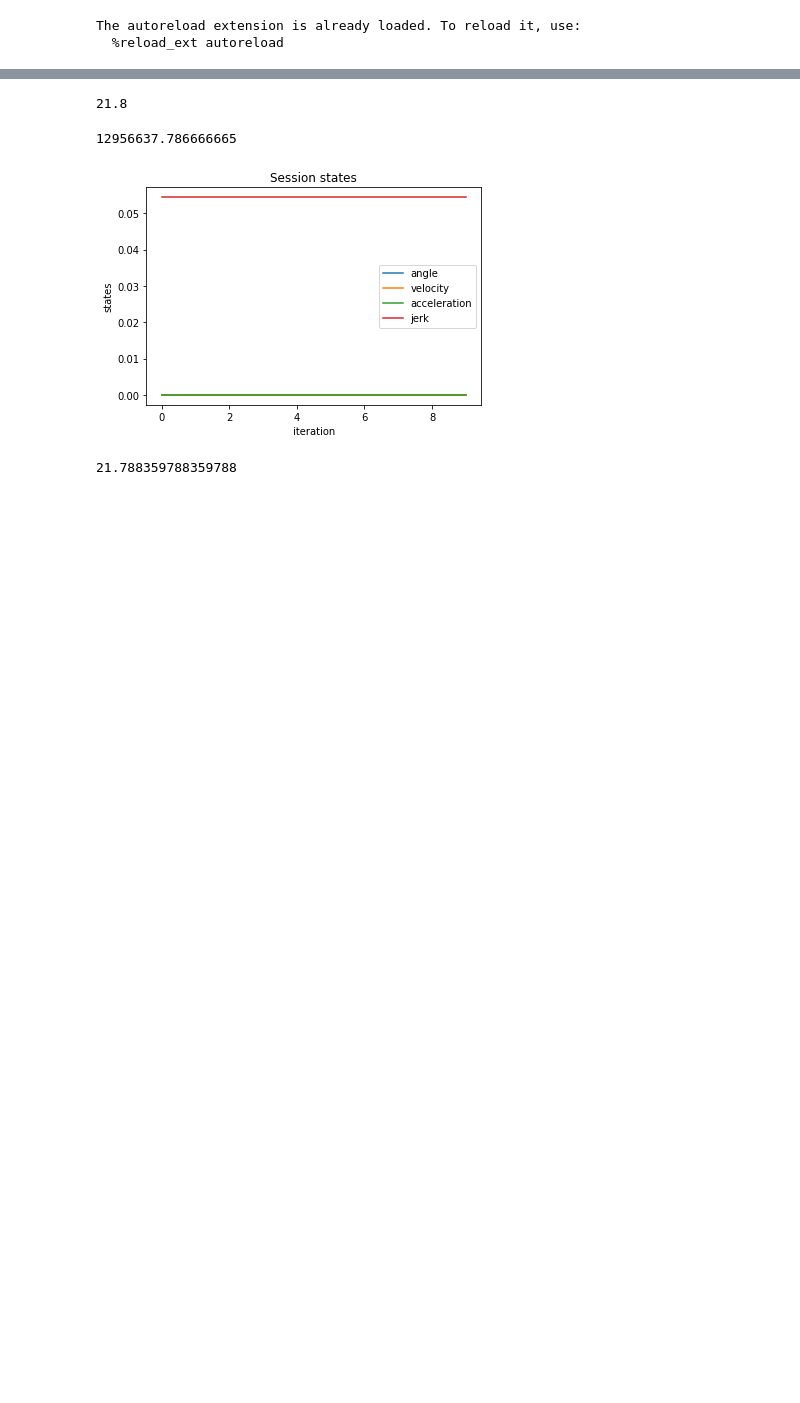
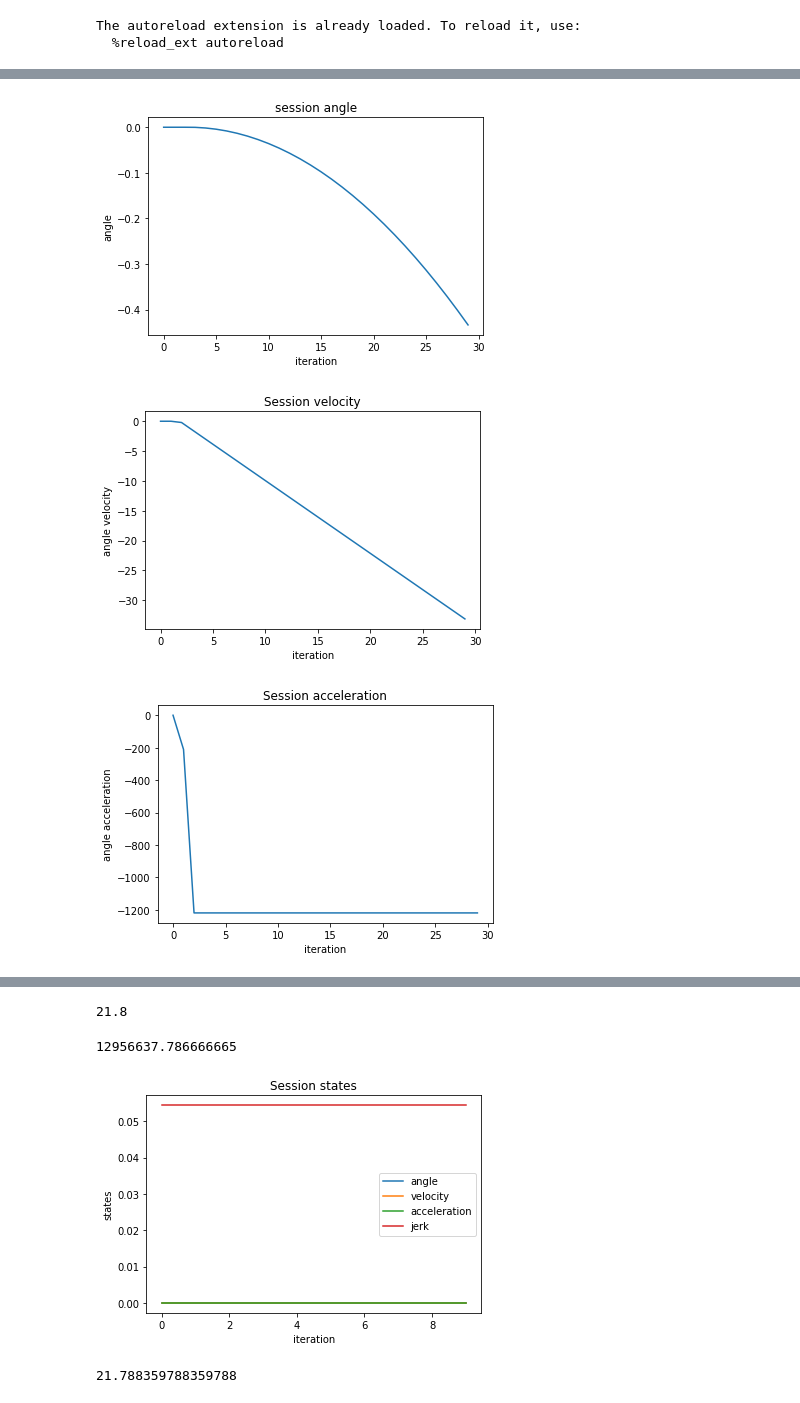
Before and after one commit to limon8884/copter, a Jupyter notebook: note_for_tests.ipynb, the cells around one changed output, grey strips where cells are left out. Cells and saved outputs as stored; diff of their text form; code cells hidden in the pictures; blank space fills up the shorter version.

```diff
--- a/note_for_tests.ipynb
+++ b/note_for_tests.ipynb
@@ -32,3 +32,9 @@ s.train_model(100, 100)
+# %%
+s.plot_states()
+# %% [output]
+[figure, added]
+[figure, added]
+[figure, added]
 # %%
 s.action_history
 # %% [output]
```
Also changed, not shown: parts of 2 cells of this notebook, 6 other files.
